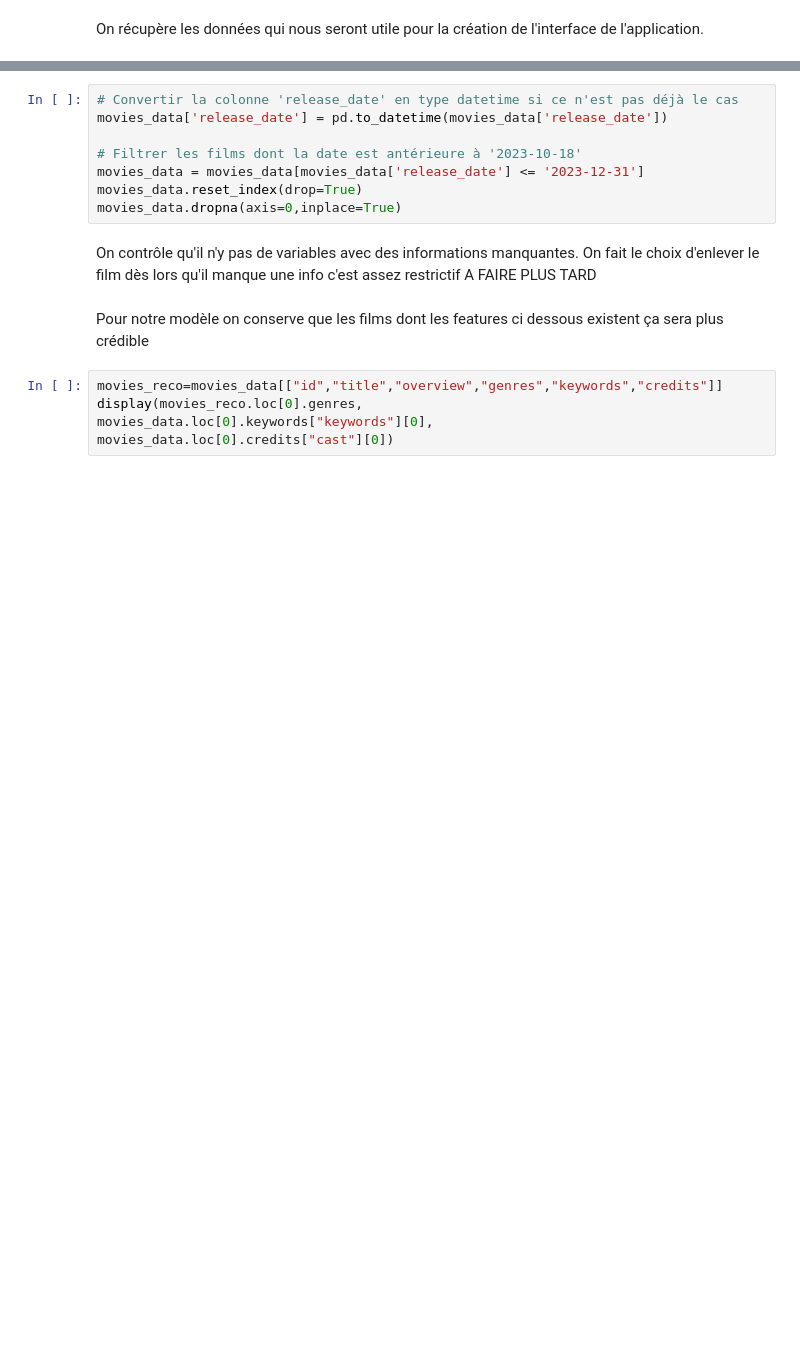
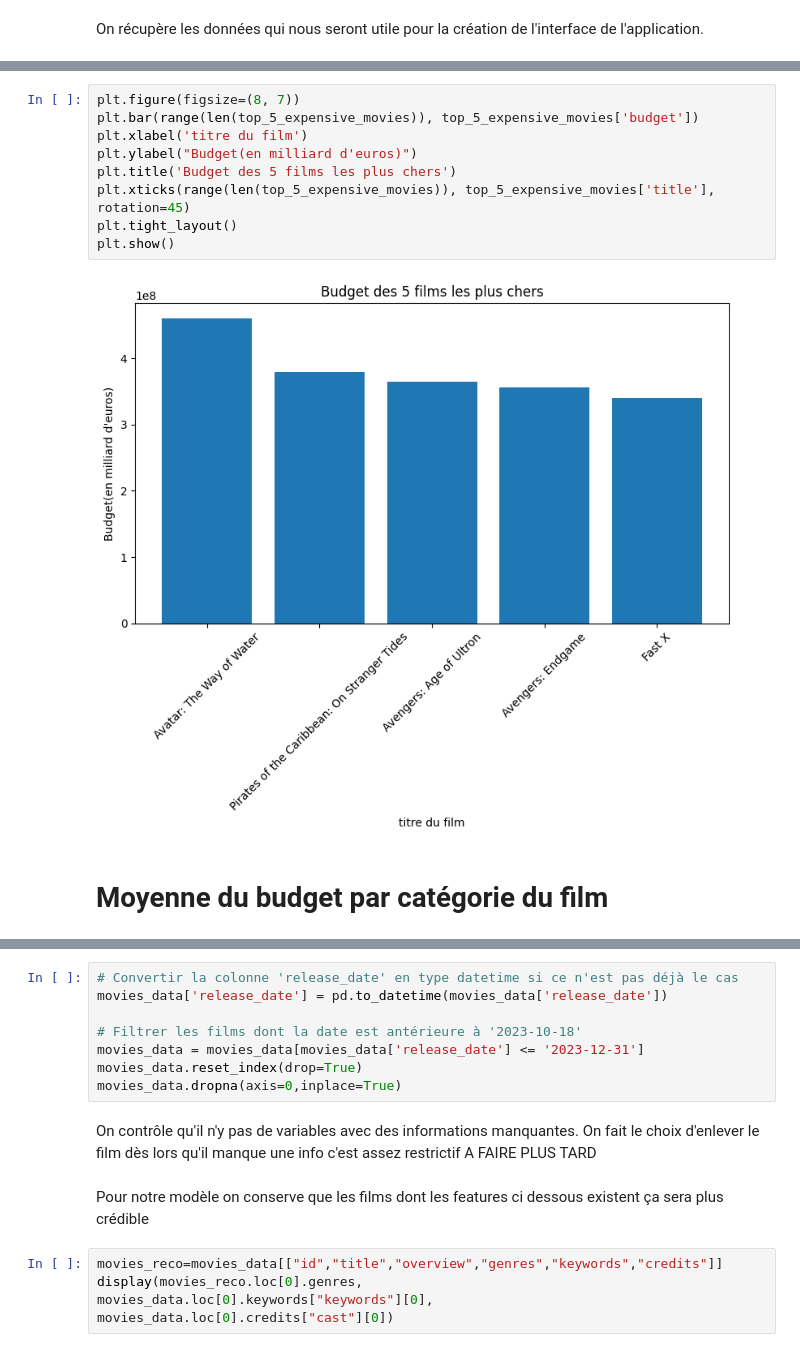
Before and after one commit to yassprogramme/Python_ENSAE_2A_app, a Jupyter notebook: Notebook.ipynb, the cells around one changed output, grey strips where cells are left out. Drawn from its saved outputs; the diff is of its cells as text; blank space fills up the shorter version.

```diff
--- a/Notebook.ipynb
+++ b/Notebook.ipynb
@@ -41,0 +229,13 @@ On récupère les données qui nous seront utile pour la création de l'interfac
+# %%
+plt.figure(figsize=(8, 7))
+plt.bar(range(len(top_5_expensive_movies)), top_5_expensive_movies['budget'])
+plt.xlabel('titre du film')
+plt.ylabel("Budget(en milliard d'euros)")
+plt.title('Budget des 5 films les plus chers')
+plt.xticks(range(len(top_5_expensive_movies)), top_5_expensive_movies['title'], rotation=45)
+plt.tight_layout()
+plt.show()
+# %% [output]
+[figure, added]
+# %% [markdown]
+# Moyenne du budget par catégorie du film
```
Also changed, not shown: parts of 39 cells of this notebook.
